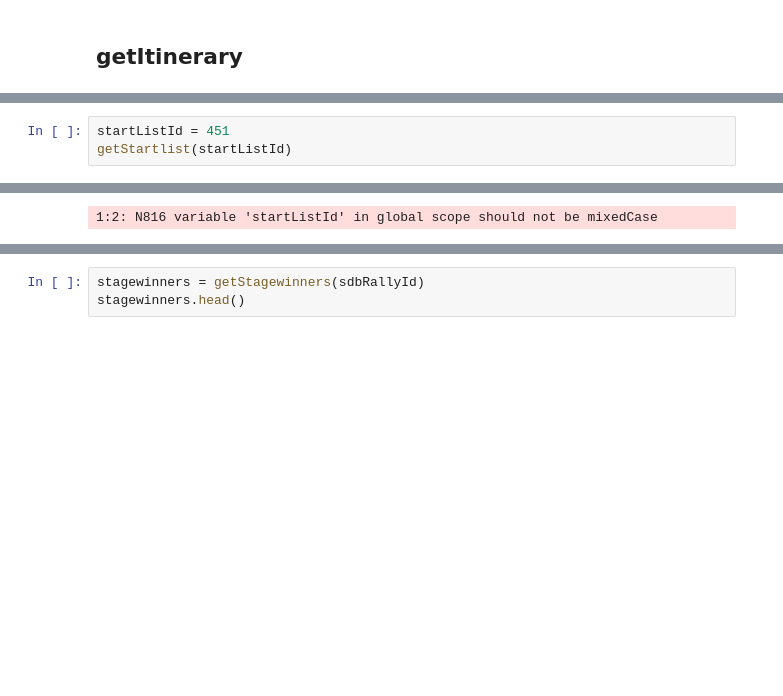
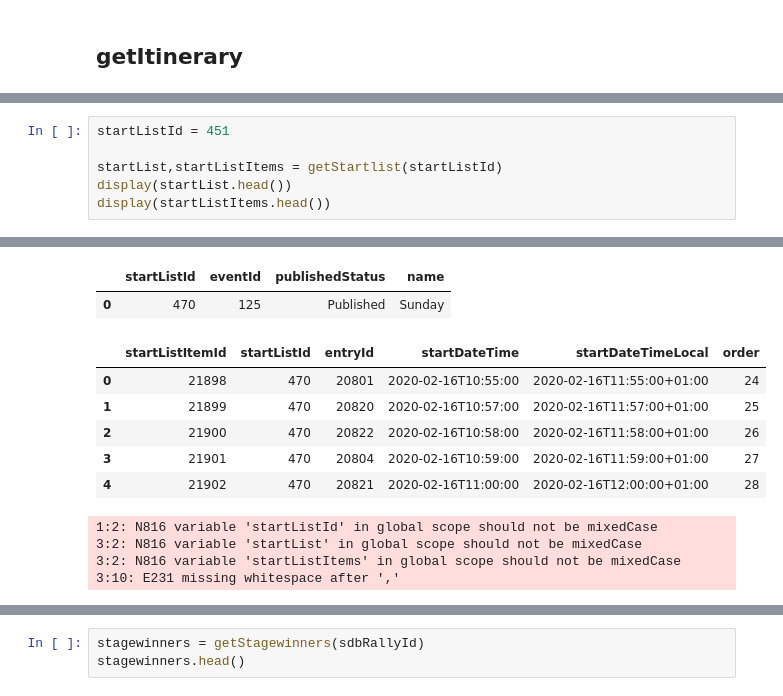
Before and after one commit to psychemedia/WRC_sketches, a Jupyter notebook: doodles/WRC_2020_scraper.ipynb, the cells around one changed output, grey strips where cells are left out. Drawn from its saved outputs; the diff is of its cells as text; blank space fills up the shorter version.

```diff
--- a/doodles/WRC_2020_scraper.ipynb
+++ b/doodles/WRC_2020_scraper.ipynb
@@ -406,4 +574,7 @@ def getStartlist(startListId, typ='activeleg', raw=False):
 # %%
 startListId = 451
-getStartlist(startListId)
+
+startList,startListItems = getStartlist(startListId)
+display(startList.head())
+display(startListItems.head())
 # %% [output]
@@ -427 +582,12 @@ getStartlist(startListId)
+|  | startListId | eventId | publishedStatus | name |
+| 0 | 470 | 125 | Published | Sunday |
+|  | startListItemId | startListId | entryId | startDateTime | startDateTimeLocal | order |
+| 0 | 21898 | 470 | 20801 | 2020-02-16T10:55:00 | 2020-02-16T11:55:00+01:00 | 24 |
+| 1 | 21899 | 470 | 20820 | 2020-02-16T10:57:00 | 2020-02-16T11:57:00+01:00 | 25 |
+| 2 | 21900 | 470 | 20822 | 2020-02-16T10:58:00 | 2020-02-16T11:58:00+01:00 | 26 |
+| 3 | 21901 | 470 | 20804 | 2020-02-16T10:59:00 | 2020-02-16T11:59:00+01:00 | 27 |
+| 4 | 21902 | 470 | 20821 | 2020-02-16T11:00:00 | 2020-02-16T12:00:00+01:00 | 28 |
 1:2: N816 variable 'startListId' in global scope should not be mixedCase
+3:2: N816 variable 'startList' in global scope should not be mixedCase
+3:2: N816 variable 'startListItems' in global scope should not be mixedCase
+3:10: E231 missing whitespace after ','
```
Also changed, not shown: parts of 37 cells of this notebook, 1 other file.
